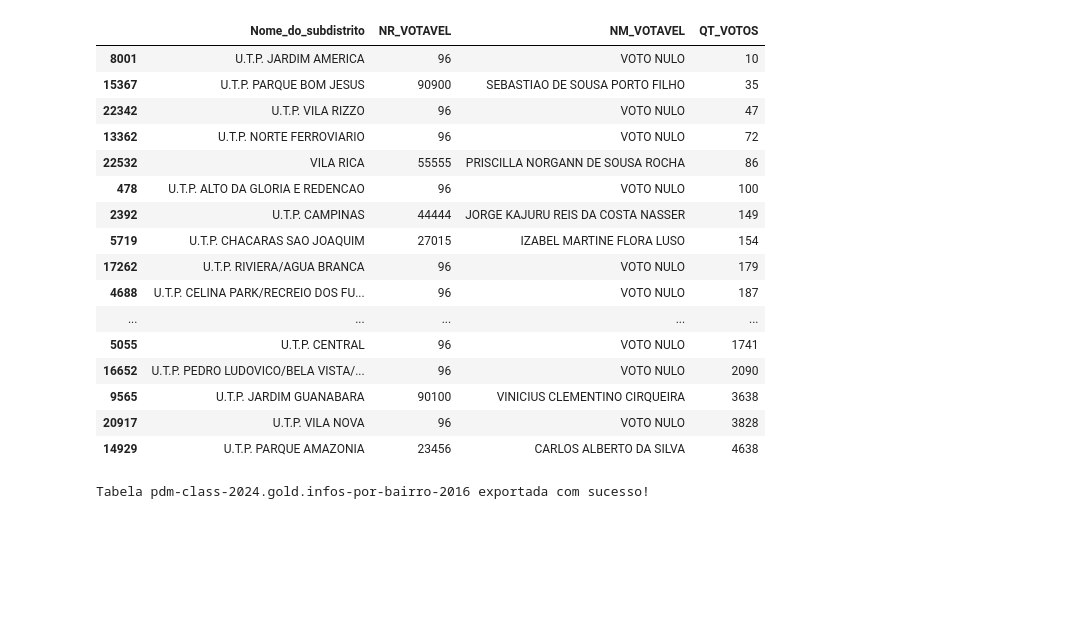
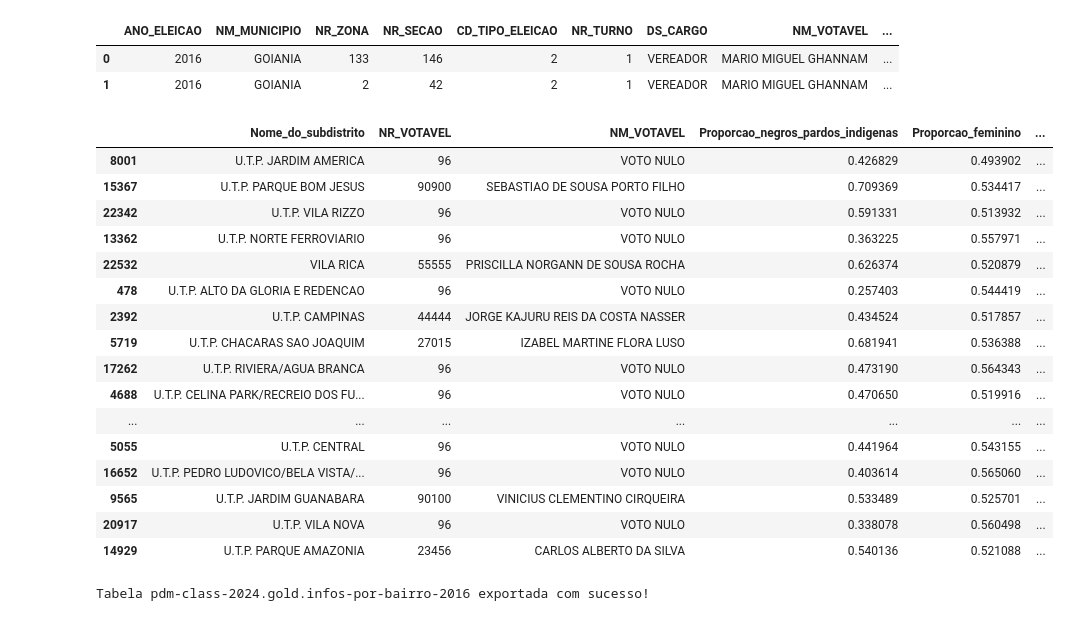
Before and after one commit to LisandraMoura/pipeline-dados-PDM, a Jupyter notebook: dataproc/gold_2016.ipynb, the cells around one changed output. Saved outputs shown, nothing was run; the diff lists cells and outputs as text; code cells hidden in the pictures; blank space fills up the shorter version.

```diff
--- a/dataproc/gold_2016.ipynb
+++ b/dataproc/gold_2016.ipynb
@@ -4,33 +4,39 @@ import pandas as pd
 agrega = pd.read_csv('gs://trabalho-final-pdm/silver/agregados_2016.csv', storage_options={"token": "google_default"})
 # Preparação: adicionar uma coluna de renda média (V005 + V009)
 agrega['RENDA'] = agrega['V005'] + agrega['V009']
+# %%
+agrega.head(2)
+# %% [output]
+|  | ANO_ELEICAO | NM_MUNICIPIO | NR_ZONA | NR_SECAO | CD_TIPO_ELEICAO | NR_TURNO | DS_CARGO | NM_VOTAVEL | ... |
+| 0 | 2016 | GOIANIA | 133 | 146 | 2 | 1 | VEREADOR | MARIO MIGUEL GHANNAM | ... |
+| 1 | 2016 | GOIANIA | 2 | 42 | 2 | 1 | VEREADOR | MARIO MIGUEL GHANNAM | ... |
 # %%
 # 1. NR_VOTAVEL com maior número de votos por Nome_do_subdistrito
 # 2. NM_VOTAVEL com maior número de votos por Nome_do_subdistrito
-nr_votavel_subdistrito = agrega.groupby(['Nome_do_subdistrito', 'NR_VOTAVEL', 'NM_VOTAVEL'])['QT_VOTOS'].sum().reset_index()
+nr_votavel_subdistrito = agrega.groupby(['Nome_do_subdistrito', 'NR_VOTAVEL', 'NM_VOTAVEL', 'Proporcao_negros_pardos_indigenas', 'Proporcao_feminino', 'Proporcao_18_39'])['QT_VOTOS'].sum().reset_index()
 nr_votavel_max = nr_votavel_subdistrito.loc[nr_votavel_subdistrito.groupby('Nome_do_subdistrito')['QT_VOTOS'].idxmax()]
 
 # Partidos políticos mais bem votados por bairro
 # Candidato com maior numero de votos por bairro
 nr_votavel_max.sort_values('QT_VOTOS')
 # %% [output]
-|  | Nome_do_subdistrito | NR_VOTAVEL | NM_VOTAVEL | QT_VOTOS |
-| 8001 | U.T.P. JARDIM AMERICA | 96 | VOTO NULO | 10 |
-| 15367 | U.T.P. PARQUE BOM JESUS | 90900 | SEBASTIAO DE SOUSA PORTO FILHO | 35 |
-| 22342 | U.T.P. VILA RIZZO | 96 | VOTO NULO | 47 |
-| 13362 | U.T.P. NORTE FERROVIARIO | 96 | VOTO NULO | 72 |
-| 22532 | VILA RICA | 55555 | PRISCILLA NORGANN DE SOUSA ROCHA | 86 |
-| 478 | U.T.P. ALTO DA GLORIA E REDENCAO | 96 | VOTO NULO | 100 |
-| 2392 | U.T.P. CAMPINAS | 44444 | JORGE KAJURU REIS DA COSTA NASSER | 149 |
-| 5719 | U.T.P. CHACARAS SAO JOAQUIM | 27015 | IZABEL MARTINE FLORA LUSO | 154 |
-| 17262 | U.T.P. RIVIERA/AGUA BRANCA | 96 | VOTO NULO | 179 |
-| 4688 | U.T.P. CELINA PARK/RECREIO DOS FU... | 96 | VOTO NULO | 187 |
-| ... | ... | ... | ... | ... |
-| 5055 | U.T.P. CENTRAL | 96 | VOTO NULO | 1741 |
-| 16652 | U.T.P. PEDRO LUDOVICO/BELA VISTA/... | 96 | VOTO NULO | 2090 |
-| 9565 | U.T.P. JARDIM GUANABARA | 90100 | VINICIUS CLEMENTINO CIRQUEIRA | 3638 |
-| 20917 | U.T.P. VILA NOVA | 96 | VOTO NULO | 3828 |
-| 14929 | U.T.P. PARQUE AMAZONIA | 23456 | CARLOS ALBERTO DA SILVA | 4638 |
+|  | Nome_do_subdistrito | NR_VOTAVEL | NM_VOTAVEL | Proporcao_negros_pardos_indigenas | Proporcao_feminino | ... |
+| 8001 | U.T.P. JARDIM AMERICA | 96 | VOTO NULO | 0.426829 | 0.493902 | ... |
+| 15367 | U.T.P. PARQUE BOM JESUS | 90900 | SEBASTIAO DE SOUSA PORTO FILHO | 0.709369 | 0.534417 | ... |
+| 22342 | U.T.P. VILA RIZZO | 96 | VOTO NULO | 0.591331 | 0.513932 | ... |
+| 13362 | U.T.P. NORTE FERROVIARIO | 96 | VOTO NULO | 0.363225 | 0.557971 | ... |
+| 22532 | VILA RICA | 55555 | PRISCILLA NORGANN DE SOUSA ROCHA | 0.626374 | 0.520879 | ... |
+| 478 | U.T.P. ALTO DA GLORIA E REDENCAO | 96 | VOTO NULO | 0.257403 | 0.544419 | ... |
+| 2392 | U.T.P. CAMPINAS | 44444 | JORGE KAJURU REIS DA COSTA NASSER | 0.434524 | 0.517857 | ... |
+| 5719 | U.T.P. CHACARAS SAO JOAQUIM | 27015 | IZABEL MARTINE FLORA LUSO | 0.681941 | 0.536388 | ... |
+| 17262 | U.T.P. RIVIERA/AGUA BRANCA | 96 | VOTO NULO | 0.473190 | 0.564343 | ... |
+| 4688 | U.T.P. CELINA PARK/RECREIO DOS FU... | 96 | VOTO NULO | 0.470650 | 0.519916 | ... |
+| ... | ... | ... | ... | ... | ... | ... |
+| 5055 | U.T.P. CENTRAL | 96 | VOTO NULO | 0.441964 | 0.543155 | ... |
+| 16652 | U.T.P. PEDRO LUDOVICO/BELA VISTA/... | 96 | VOTO NULO | 0.403614 | 0.565060 | ... |
+| 9565 | U.T.P. JARDIM GUANABARA | 90100 | VINICIUS CLEMENTINO CIRQUEIRA | 0.533489 | 0.525701 | ... |
+| 20917 | U.T.P. VILA NOVA | 96 | VOTO NULO | 0.338078 | 0.560498 | ... |
+| 14929 | U.T.P. PARQUE AMAZONIA | 23456 | CARLOS ALBERTO DA SILVA | 0.540136 | 0.521088 | ... |
 # %%
 from google.cloud import bigquery
 import pandas as pd
```
Also changed, not shown: parts of 2 cells of this notebook, 12 other files.
